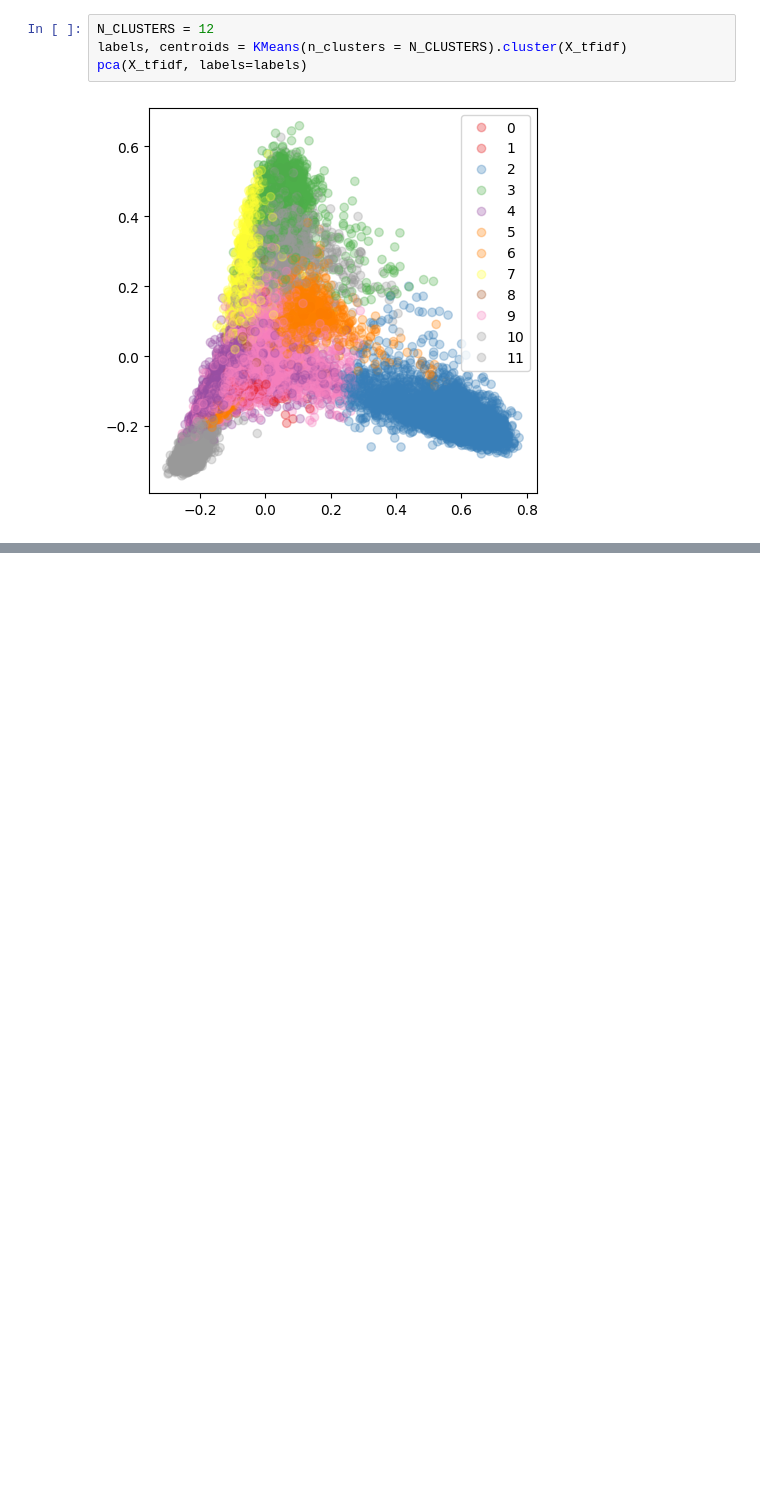
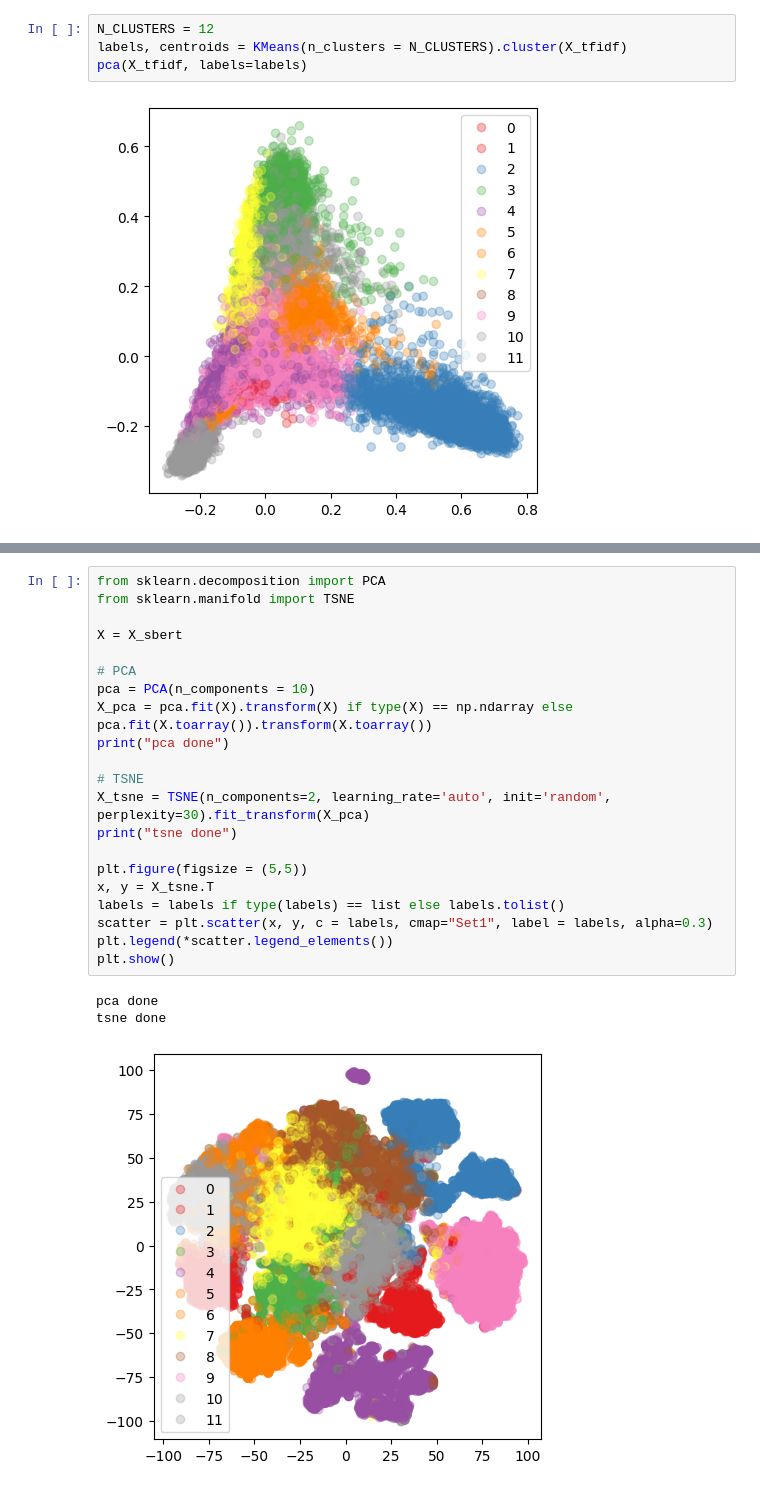
Before and after one commit to SebastianBitsch/wiki-suggest, a Jupyter notebook: text-processing/clustering.ipynb, the cells around one changed output, grey strips where cells are left out. Cells and saved outputs as stored; diff of their text form; blank space fills up the shorter version.

Commit message:
tsne tests

```diff
--- a/text-processing/clustering.ipynb
+++ b/text-processing/clustering.ipynb
@@ -121,0 +157,25 @@ pca(X_sbert, labels=labels)
+# %%
+from sklearn.decomposition import PCA
+from sklearn.manifold import TSNE
+
+X = X_sbert
+
+# PCA
+pca = PCA(n_components = 10)
+X_pca = pca.fit(X).transform(X) if type(X) == np.ndarray else pca.fit(X.toarray()).transform(X.toarray())
+print("pca done")
+
+# TSNE
+X_tsne = TSNE(n_components=2, learning_rate='auto', init='random', perplexity=30).fit_transform(X_pca)
+print("tsne done")
+
+plt.figure(figsize = (5,5))
+x, y = X_tsne.T
+labels = labels if type(labels) == list else labels.tolist()
+scatter = plt.scatter(x, y, c = labels, cmap="Set1", label = labels, alpha=0.3)
+plt.legend(*scatter.legend_elements())
+plt.show()
+# %% [output]
+pca done
+tsne done
+[figure, added]
```
Also changed, not shown: parts of 7 cells of this notebook, 1 other file.
